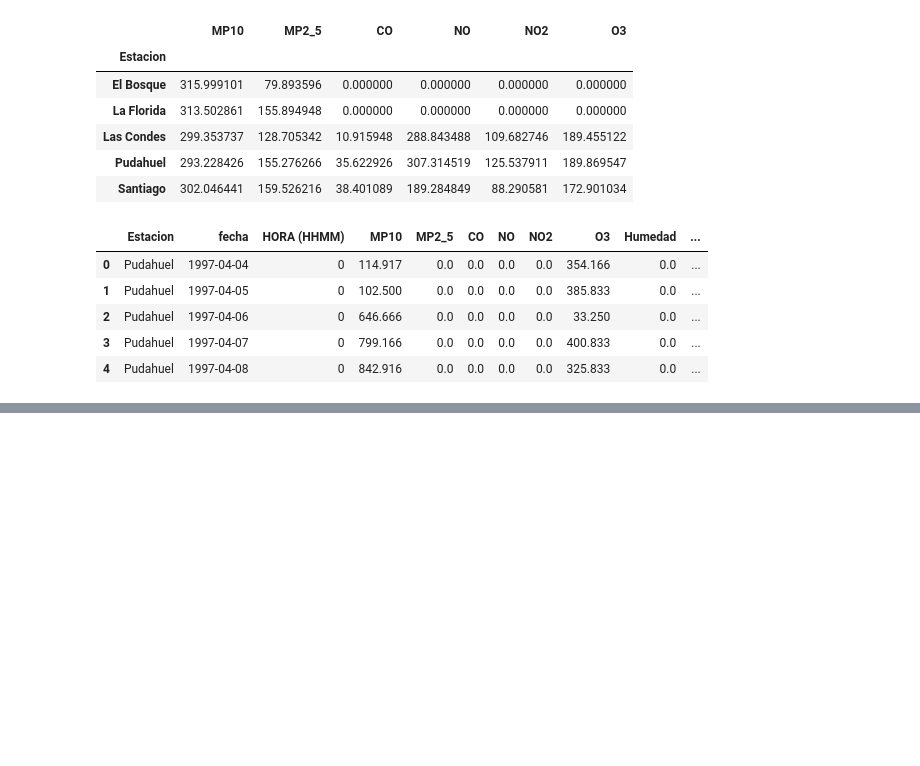
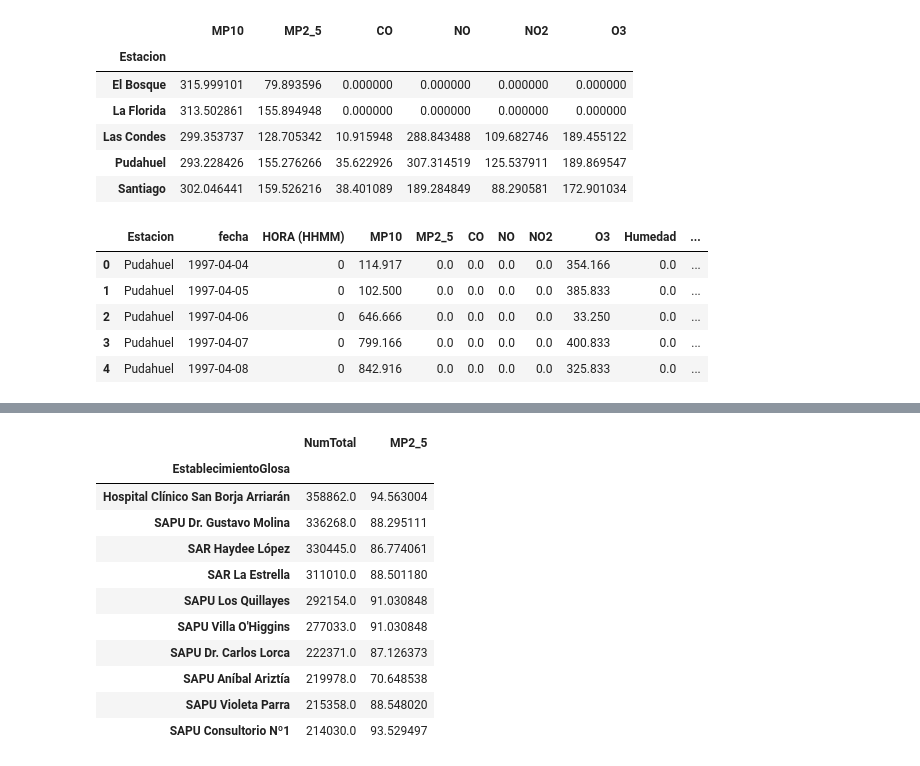
Before and after one commit to Branlut/miniproyecto2, a Jupyter notebook: analisis.ipynb, the cells around one changed output, grey strips where cells are left out. Saved outputs shown, nothing was run; the diff lists cells and outputs as text; code cells hidden in the pictures; blank space fills up the shorter version.

```diff
--- a/analisis.ipynb
+++ b/analisis.ipynb
@@ -245,5 +272,3 @@ df_merge.sample(10)
-# %%
-df_merge['num_semana'] = df_merge['fecha'].dt.isocalendar().week
 # %%
 prueba = df_merge[df_merge['Causa']=='IRA Alta (J00-J06)']['MP2_5'].mean()
 prueba
@@ -253,0 +296,16 @@ filtro_df = df_merge[df_merge['']]
+# %%
+establecimiento_contaminantes = df_merge.groupby('EstablecimientoGlosa').agg({'NumTotal':'sum','MP2_5':'mean'}).sort_values(by='NumTotal',ascending=False).head(10)
+establecimiento_contaminantes
+# %% [output]
+|  | NumTotal | MP2_5 |
+| EstablecimientoGlosa |  |  |
+| Hospital Clínico San Borja Arriarán | 358862.0 | 94.563004 |
+| SAPU Dr. Gustavo Molina | 336268.0 | 88.295111 |
+| SAR Haydee López | 330445.0 | 86.774061 |
+| SAR La Estrella | 311010.0 | 88.501180 |
+| SAPU Los Quillayes | 292154.0 | 91.030848 |
+| SAPU Villa O'Higgins | 277033.0 | 91.030848 |
+| SAPU Dr. Carlos Lorca | 222371.0 | 87.126373 |
+| SAPU Aníbal Ariztía | 219978.0 | 70.648538 |
+| SAPU Violeta Parra | 215358.0 | 88.548020 |
+| SAPU Consultorio Nº1 | 214030.0 | 93.529497 |
```
Also changed, not shown: parts of 8 cells of this notebook.
